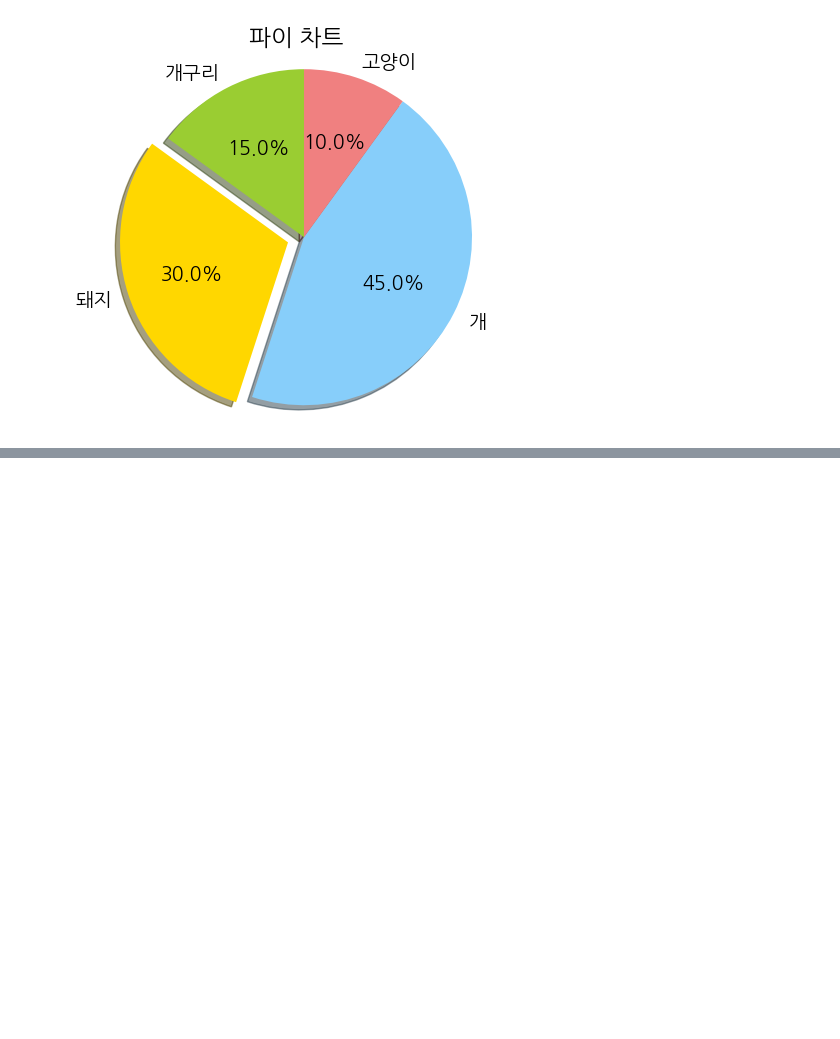
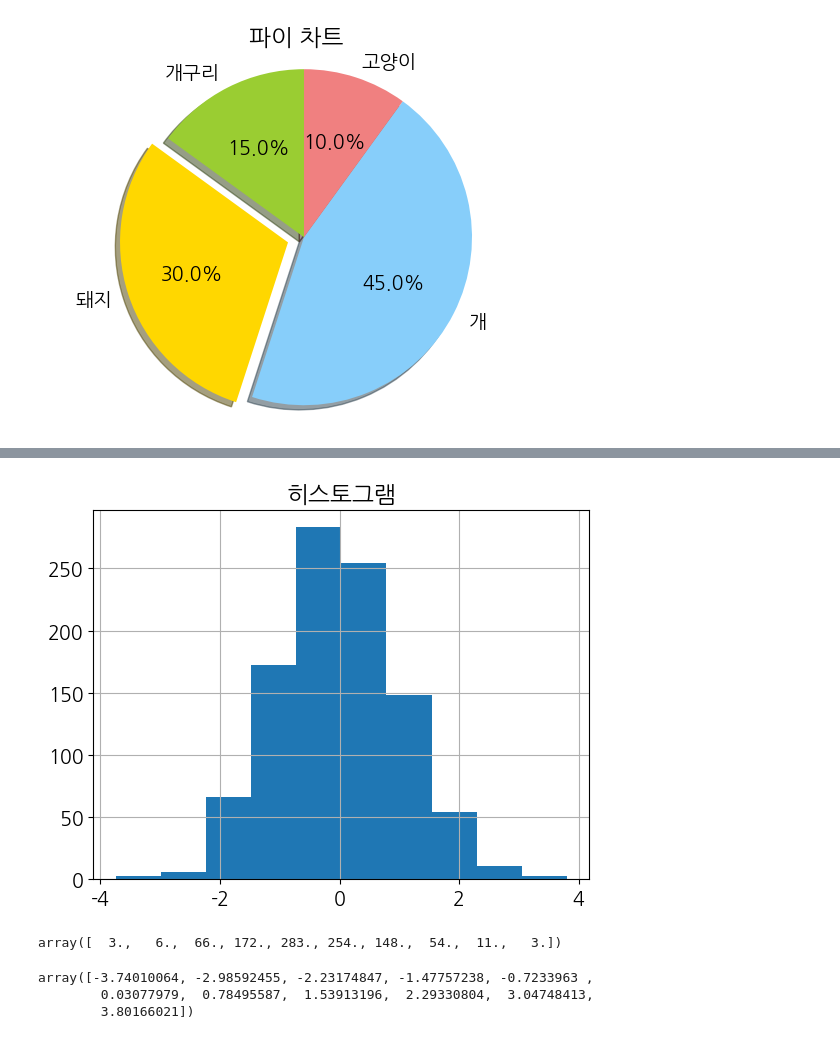
Before and after one commit to devJiraynor/python-data-analysis-basic-20240118, a Jupyter notebook: matplotlib_visualize_data/matplotlib_variety_plots.ipynb, the cells around one changed output, grey strips where cells are left out. Drawn from its saved outputs; the diff is of its cells as text; code cells hidden in the pictures; blank space fills up the shorter version.

```diff
--- a/matplotlib_visualize_data/matplotlib_variety_plots.ipynb
+++ b/matplotlib_visualize_data/matplotlib_variety_plots.ipynb
@@ -84,0 +90,19 @@ plt.show()
+# %%
+x = np.random.randn(1000)
+
+plt.title('히스토그램')
+arrays, bins, patches = plt.hist(x, bins=10)
+plt.grid(True)
+plt.show()
+# %% [output]
+[figure, added]
+# %%
+arrays
+# %% [output]
+array([  3.,   6.,  66., 172., 283., 254., 148.,  54.,  11.,   3.])
+# %%
+bins
+# %% [output]
+array([-3.74010064, -2.98592455, -2.23174847, -1.47757238, -0.7233963 ,
+        0.03077979,  0.78495587,  1.53913196,  2.29330804,  3.04748413,
+        3.80166021])
```
Also changed, not shown: parts of 11 cells of this notebook.
